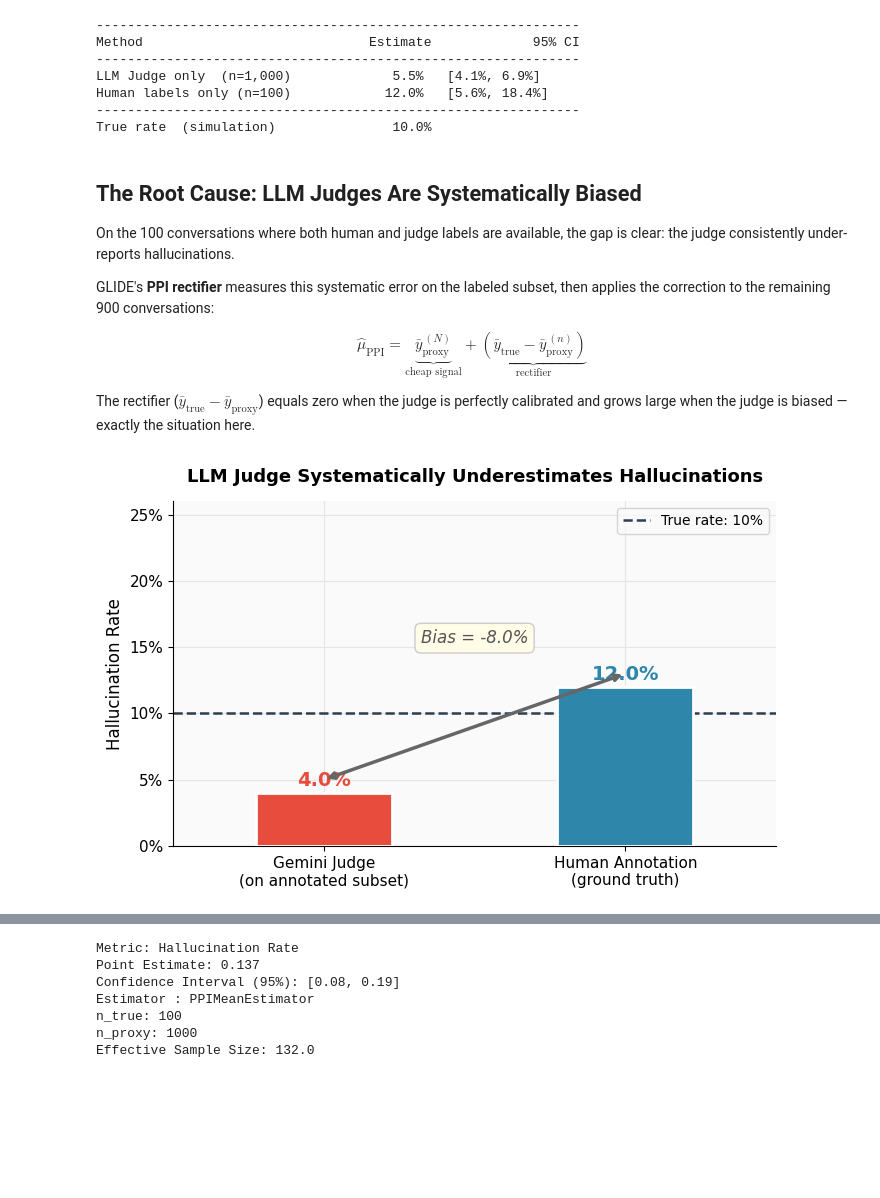
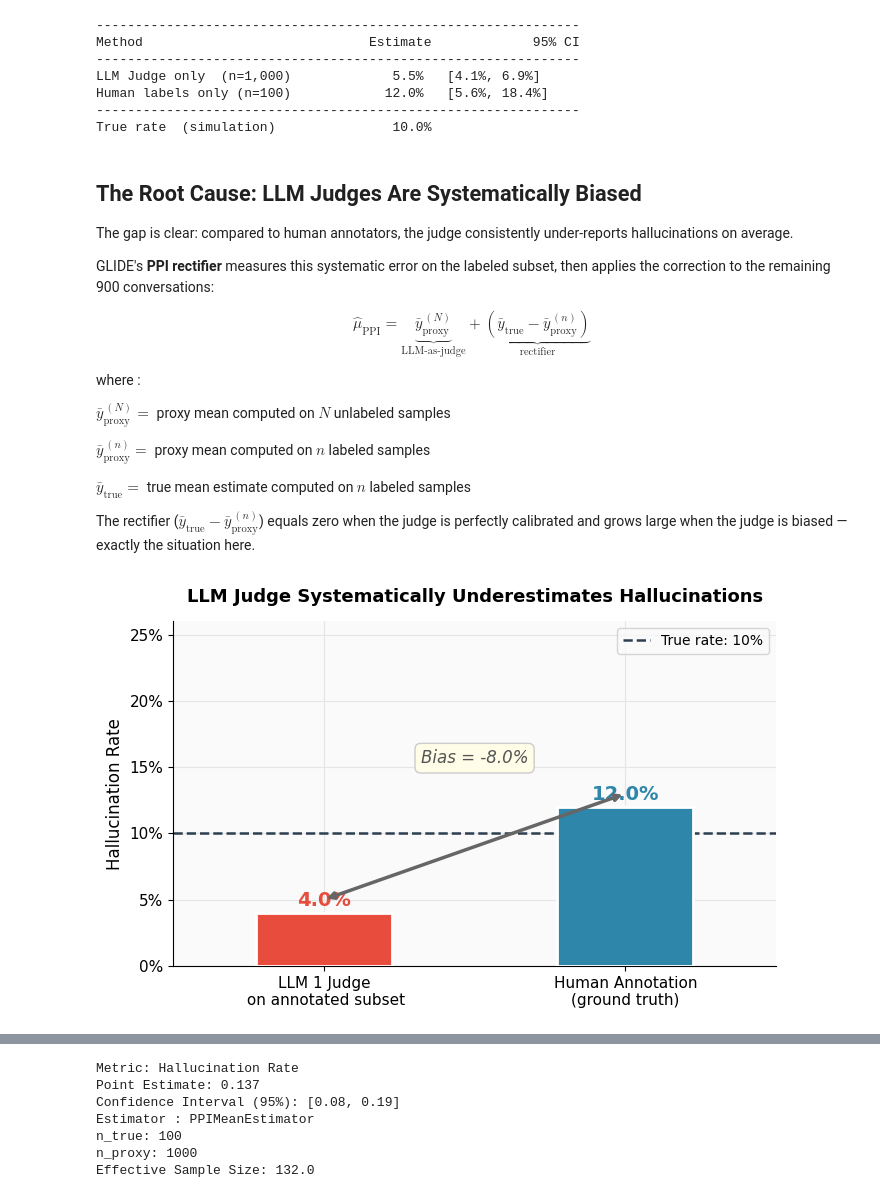
Before and after one commit to EmertonData/glide, a Jupyter notebook: docs/examples/why_use_glide.ipynb, the cells around one changed output, grey strips where cells are left out. Saved outputs shown, nothing was run; the diff lists cells and outputs as text; code cells hidden in the pictures; blank space fills up the shorter version.

```diff
--- a/docs/examples/why_use_glide.ipynb
+++ b/docs/examples/why_use_glide.ipynb
@@ -190,13 +178,21 @@ True rate  (simulation)               10.0%
 # %% [markdown]
 ## The Root Cause: LLM Judges Are Systematically Biased
 
-On the 100 conversations where both human and judge labels are available, the gap is clear: the judge consistently under-reports hallucinations.
+The gap is clear: compared to human annotators, the judge consistently under-reports hallucinations on average.
 
 GLIDE's **PPI rectifier** measures this systematic error on the labeled subset, then applies the correction to the remaining 900 conversations:
 
-$$\hat{\mu}_{\text{PPI}} = \underbrace{\bar{y}_{\text{proxy}}^{\,(N)}}_\text{cheap signal} + \underbrace{\left(\bar{y}_{\text{true}} - \bar{y}_{\text{proxy}}^{\,(n)}\right)}_\text{rectifier}$$
+$$\hat{\mu}_{\text{PPI}} = \underbrace{\bar{y}_{\text{proxy}}^{\,(N)}}_\text{LLM-as-judge} + \underbrace{\left(\bar{y}_{\text{true}} - \bar{y}_{\text{proxy}}^{\,(n)}\right)}_\text{rectifier}$$
 
-The rectifier ($\bar{y}_{\text{true}} - \bar{y}_{\text{proxy}}$) equals zero when the judge is perfectly calibrated and grows large when the judge is biased — exactly the situation here.
+where :
+
+$\bar{y}_{\text{proxy}}^{\,(N)} = $ proxy mean computed on $N$ unlabeled samples
+
+$\bar{y}_{\text{proxy}}^{\,(n)} = $ proxy mean computed on $n$ labeled samples
+
+$\bar{y}_{\text{true}} = $ true mean estimate computed on $n$ labeled samples
+
+The rectifier ($\bar{y}_{\text{true}} - \bar{y}_{\text{proxy}}^{\,(n)}$) equals zero when the judge is perfectly calibrated and grows large when the judge is biased — exactly the situation here.
 # %%
 proxy_on_labeled = [r['y_proxy'] for r in labeled]
 true_on_labeled  = [r['y_true']  for r in labeled]
@@ -210,38 +206,38 @@ fig, ax = plt.subplots(figsize=(7, 4.5))
 x_pos      = np.array([0, 1])
 bar_vals   = [p_mean, t_mean]
 bar_colors = [C_JUDGE, C_HUMAN]
-bar_labels = ['Gemini Judge\n(on annotated subset)', 'Human Annotation\n(ground truth)']
+bar_labels = ['LLM 1 Judge\n on annotated subset', 'Human Annotation\n(ground truth)']
 
 ax.bar(x_pos, bar_vals, color=bar_colors, width=0.45,
        edgecolor='white', linewidth=2, zorder=3)
 
 for xi, val, c in zip(x_pos, bar_vals, bar_colors):
     ax.text(xi, val + 0.005, f'{val:.1%}',
             ha='center', fontsize=14, fontweight='bold', color=c)
 
 ax.annotate('', xy=(1, t_mean + 0.010), xytext=(0, p_mean + 0.010),
             arrowprops=dict(arrowstyle='<->', color='#666666', lw=2.5))
 ax.text(0.5, max(bar_vals) + 0.033, f'Bias = {bias:+.1%}',
         ha='center', fontsize=12, color='#555555', fontstyle='italic',
         bbox=dict(boxstyle='round,pad=0.35', facecolor='#FFFDE7', edgecolor='#CCCCCC'))
 
 ax.axhline(0.10, color=C_TRUTH, linestyle='--', linewidth=1.8, zorder=2,
            label='True rate: 10%')
 
 ax.set_xticks(x_pos)
 ax.set_xticklabels(bar_labels, fontsize=11)
 ax.set_ylabel('Hallucination Rate', fontsize=12)
 ax.set_title('LLM Judge Systematically Underestimates Hallucinations',
              fontsize=13, fontweight='bold')
 ax.set_ylim(0, 0.26)
 ax.set_xlim(-0.5, 1.5)
 ax.yaxis.set_major_formatter(plt.FuncFormatter(lambda v, _: f'{v:.0%}'))
 ax.spines[['top', 'right']].set_visible(False)
 ax.legend(loc='upper right', fontsize=10)
 plt.tight_layout()
 plt.show()
 # %% [output]
-[figure, old version]
+[figure, new version]
 # %% [markdown]
 ## GLIDE Corrects the Bias Using Prediction-Powered Inference
 
```
Also changed, not shown: parts of 14 cells of this notebook, 5 other files.
